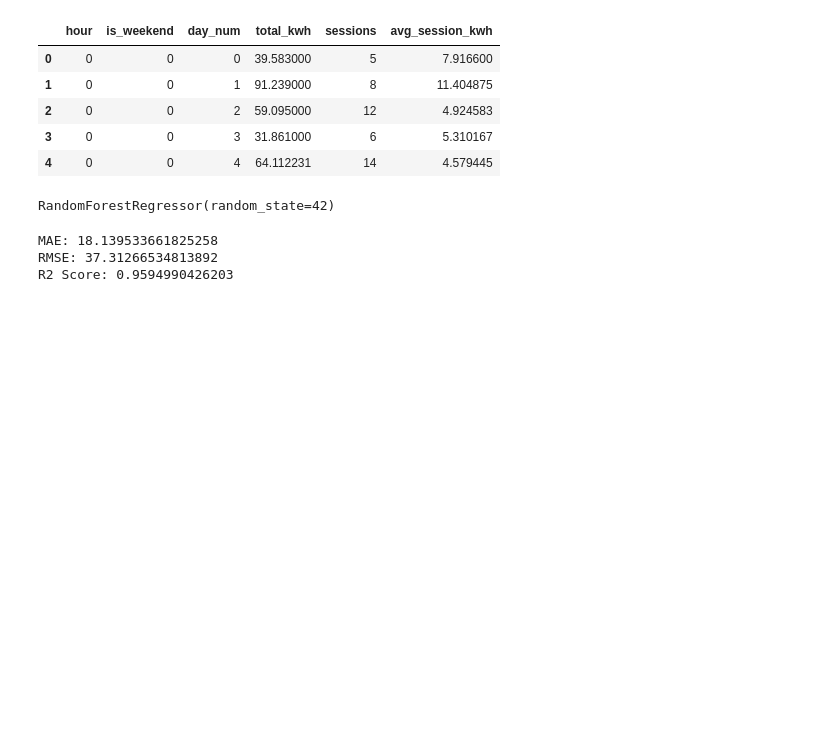
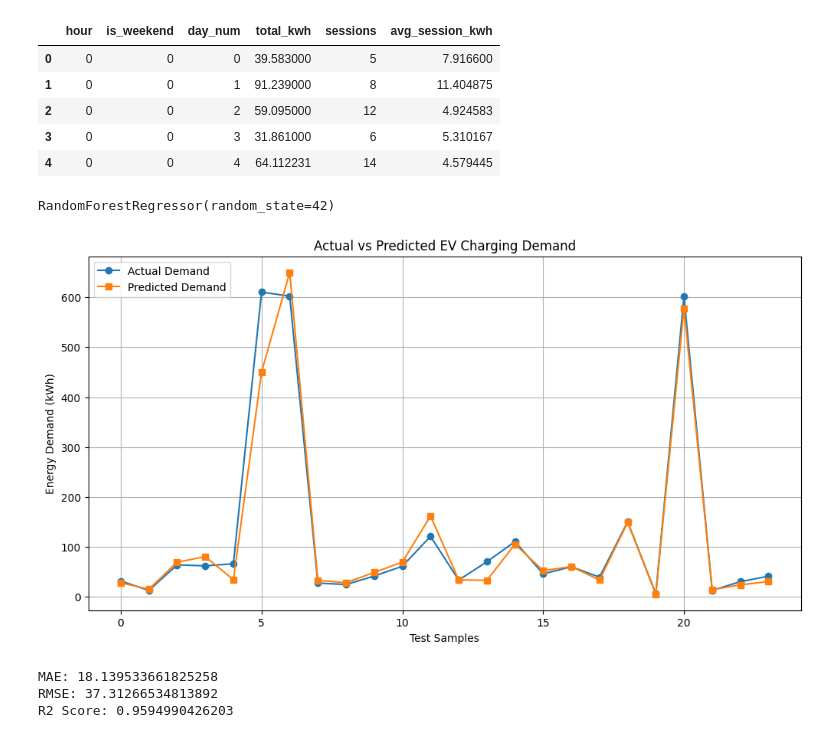
Before and after one commit to radhika-wq/EV_TARIFF_OPTIMIZATION, a Jupyter notebook: 03_demand_prediction.ipynb, the cells around one changed output. Saved outputs shown, nothing was run; the diff lists cells and outputs as text; code cells hidden in the pictures; blank space fills up the shorter version.

```diff
--- a/03_demand_prediction.ipynb
+++ b/03_demand_prediction.ipynb
@@ -207,6 +207,32 @@ model.fit(X_train, y_train)
 RandomForestRegressor(random_state=42)
 # %%
 y_pred = model.predict(X_test)
+# %%
+import matplotlib.pyplot as plt
+
+plt.figure(figsize=(12,6))
+
+plt.plot(
+    y_test.reset_index(drop=True)[:24],
+    marker='o',
+    label="Actual Demand"
+)
+
+plt.plot(
+    pd.Series(y_pred).reset_index(drop=True)[:24],
+    marker='s',
+    label="Predicted Demand"
+)
+
+plt.title("Actual vs Predicted EV Charging Demand")
+plt.xlabel("Test Samples")
+plt.ylabel("Energy Demand (kWh)")
+plt.legend()
+plt.grid(True)
+
+plt.show()
+# %% [output]
+[figure, added]
 # %%
 from sklearn.metrics import (
     mean_absolute_error,
```
